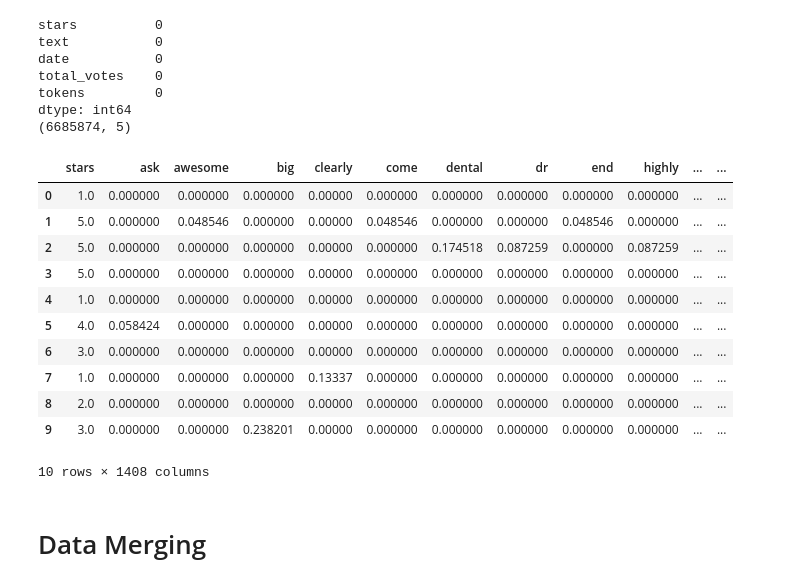
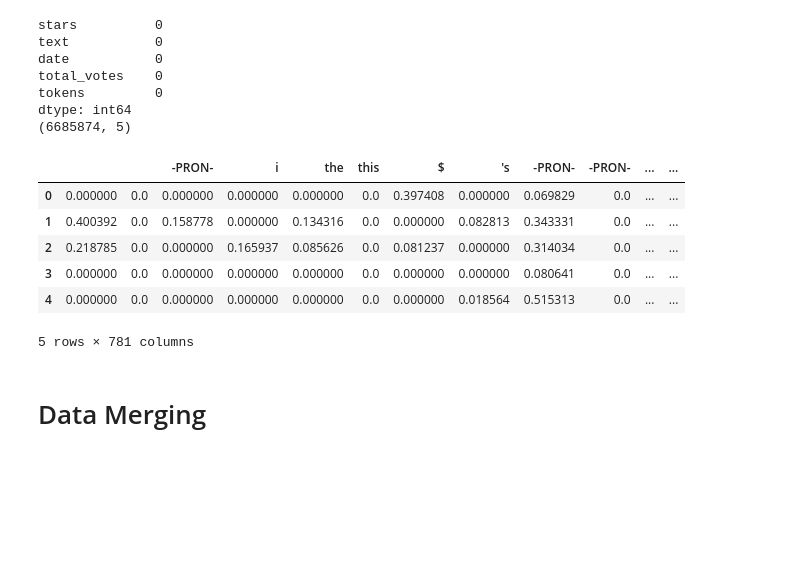
Before and after one commit to BloomTech-Labs/yelp-dataset-challenge-1-ds, a Jupyter notebook: Notebooks/Model_NB.ipynb, the cells around one changed output. Drawn from its saved outputs; the diff is of its cells as text; code cells hidden in the pictures; blank space fills up the shorter version.

```diff
--- a/Notebooks/Model_NB.ipynb
+++ b/Notebooks/Model_NB.ipynb
@@ -86,21 +86,20 @@ tokens         0
 dtype: int64
 (6685874, 5)
 # %%
-# Read-in dtm.csv
+# Read-in dtm.csv (Original)
 dtm = pd.read_csv('dtm.csv')
 dtm = dtm.drop(columns=['Unnamed: 0'])
-dtm.head(1000)
+
+# Read-in dtm2.csv (New)
+dtm2 = pd.read_csv('dtm2.csv')
+dtm2 = dtm2.drop(columns=['Unnamed: 0'])
+dtm2.head()
 # %% [output]
-|  | stars | ask | awesome | big | clearly | come | dental | dr | end | highly | ... | ... |
-| 0 | 1.0 | 0.000000 | 0.000000 | 0.000000 | 0.00000 | 0.000000 | 0.000000 | 0.000000 | 0.000000 | 0.000000 | ... | ... |
-| 1 | 5.0 | 0.000000 | 0.048546 | 0.000000 | 0.00000 | 0.048546 | 0.000000 | 0.000000 | 0.048546 | 0.000000 | ... | ... |
-| 2 | 5.0 | 0.000000 | 0.000000 | 0.000000 | 0.00000 | 0.000000 | 0.174518 | 0.087259 | 0.000000 | 0.087259 | ... | ... |
-| 3 | 5.0 | 0.000000 | 0.000000 | 0.000000 | 0.00000 | 0.000000 | 0.000000 | 0.000000 | 0.000000 | 0.000000 | ... | ... |
-| 4 | 1.0 | 0.000000 | 0.000000 | 0.000000 | 0.00000 | 0.000000 | 0.000000 | 0.000000 | 0.000000 | 0.000000 | ... | ... |
-| 5 | 4.0 | 0.058424 | 0.000000 | 0.000000 | 0.00000 | 0.000000 | 0.000000 | 0.000000 | 0.000000 | 0.000000 | ... | ... |
-| 6 | 3.0 | 0.000000 | 0.000000 | 0.000000 | 0.00000 | 0.000000 | 0.000000 | 0.000000 | 0.000000 | 0.000000 | ... | ... |
-| 7 | 1.0 | 0.000000 | 0.000000 | 0.000000 | 0.13337 | 0.000000 | 0.000000 | 0.000000 | 0.000000 | 0.000000 | ... | ... |
-| 8 | 2.0 | 0.000000 | 0.000000 | 0.000000 | 0.00000 | 0.000000 | 0.000000 | 0.000000 | 0.000000 | 0.000000 | ... | ... |
-| 9 | 3.0 | 0.000000 | 0.000000 | 0.238201 | 0.00000 | 0.000000 | 0.000000 | 0.000000 | 0.000000 | 0.000000 | ... | ... |
+|  |  |  | -PRON- | i | the | this | $ | 's | -PRON- | -PRON- | ... | ... |
+| 0 | 0.000000 | 0.0 | 0.000000 | 0.000000 | 0.000000 | 0.0 | 0.397408 | 0.000000 | 0.069829 | 0.0 | ... | ... |
+| 1 | 0.400392 | 0.0 | 0.158778 | 0.000000 | 0.134316 | 0.0 | 0.000000 | 0.082813 | 0.343331 | 0.0 | ... | ... |
+| 2 | 0.218785 | 0.0 | 0.000000 | 0.165937 | 0.085626 | 0.0 | 0.081237 | 0.000000 | 0.314034 | 0.0 | ... | ... |
+| 3 | 0.000000 | 0.0 | 0.000000 | 0.000000 | 0.000000 | 0.0 | 0.000000 | 0.000000 | 0.080641 | 0.0 | ... | ... |
+| 4 | 0.000000 | 0.0 | 0.000000 | 0.000000 | 0.000000 | 0.0 | 0.000000 | 0.018564 | 0.515313 | 0.0 | ... | ... |
-10 rows × 1408 columns
+5 rows × 781 columns
 # %%
```
Also changed, not shown: parts of 6 cells of this notebook, 1 other file.
